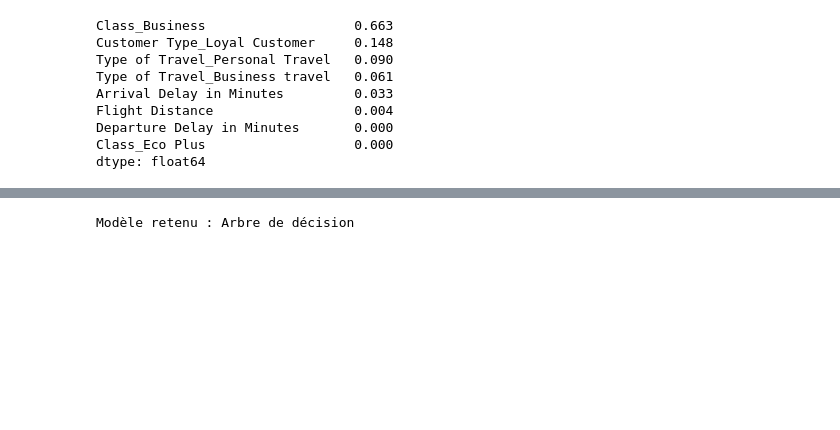
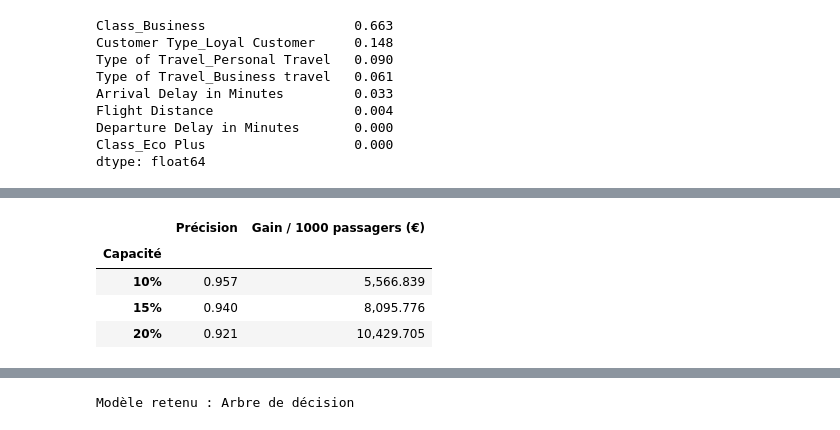
Before and after one commit to Esteban-13/rush_3, a Jupyter notebook: notebooks/04_modeles.ipynb, the cells around one changed output, grey strips where cells are left out. Drawn from its saved outputs; the diff is of its cells as text; code cells hidden in the pictures; blank space fills up the shorter version.

```diff
--- a/notebooks/04_modeles.ipynb
+++ b/notebooks/04_modeles.ipynb
@@ -168,0 +249,14 @@ dtype: float64
+# %%
+# d) Gain de l'arbre si les équipes pouvaient aborder plus de passagers
+capacites = pd.DataFrame({
+    f"{p:.0%}": mu.evaluer(y, score_arbre, p) for p in [0.10, 0.15, 0.20]
+}).T[["Précision top 10 %", "Gain / 1000 passagers (€)"]].rename(columns={"Précision top 10 %": "Précision"})
+capacites.index.name = "Capacité"
+capacites.to_csv(RESULTATS / "04_gain_selon_capacite.csv")
+capacites
+# %% [output]
+|  | Précision | Gain / 1000 passagers (€) |
+| Capacité |  |  |
+| 10% | 0.957 | 5,566.839 |
+| 15% | 0.940 | 8,095.776 |
+| 20% | 0.921 | 10,429.705 |
```
Also changed, not shown: parts of 7 cells of this notebook, 5 other files.
